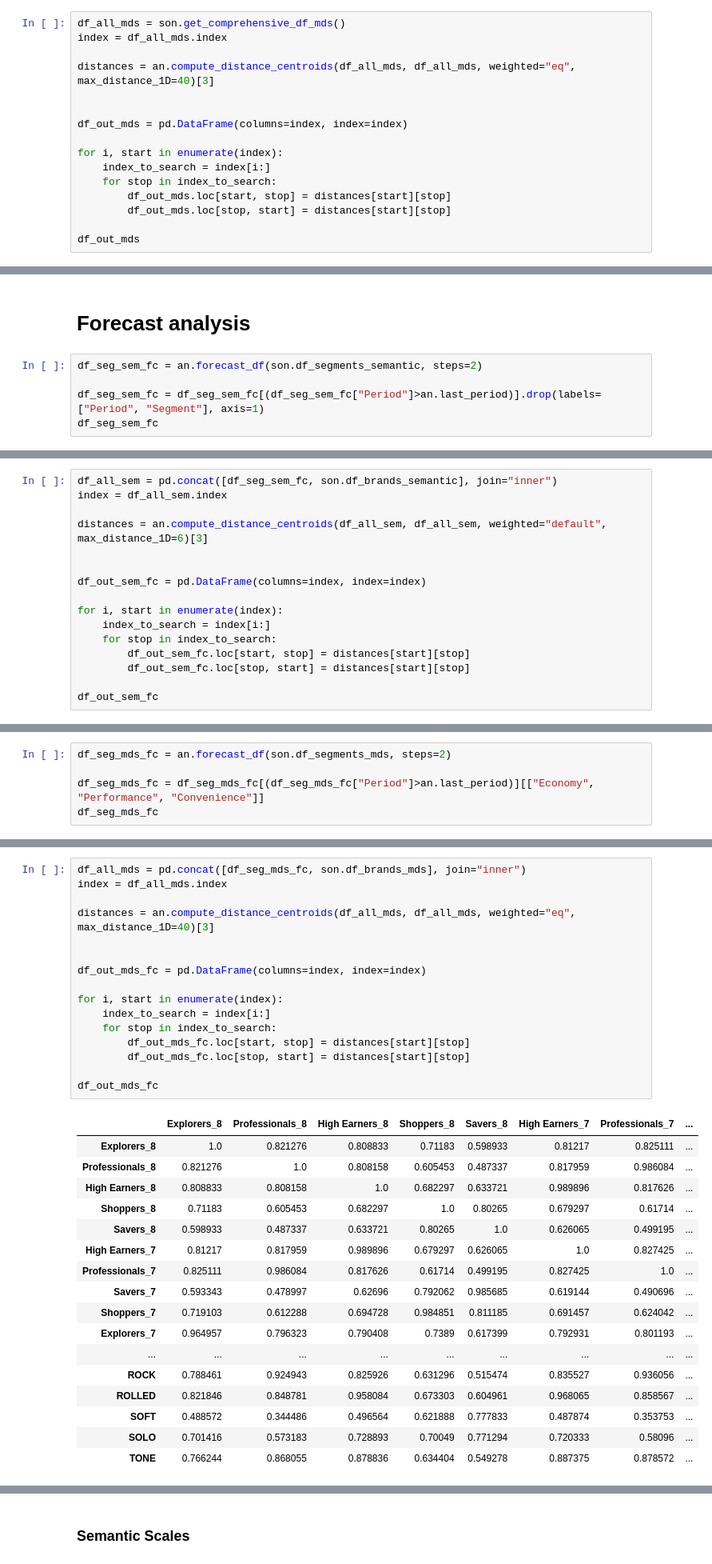
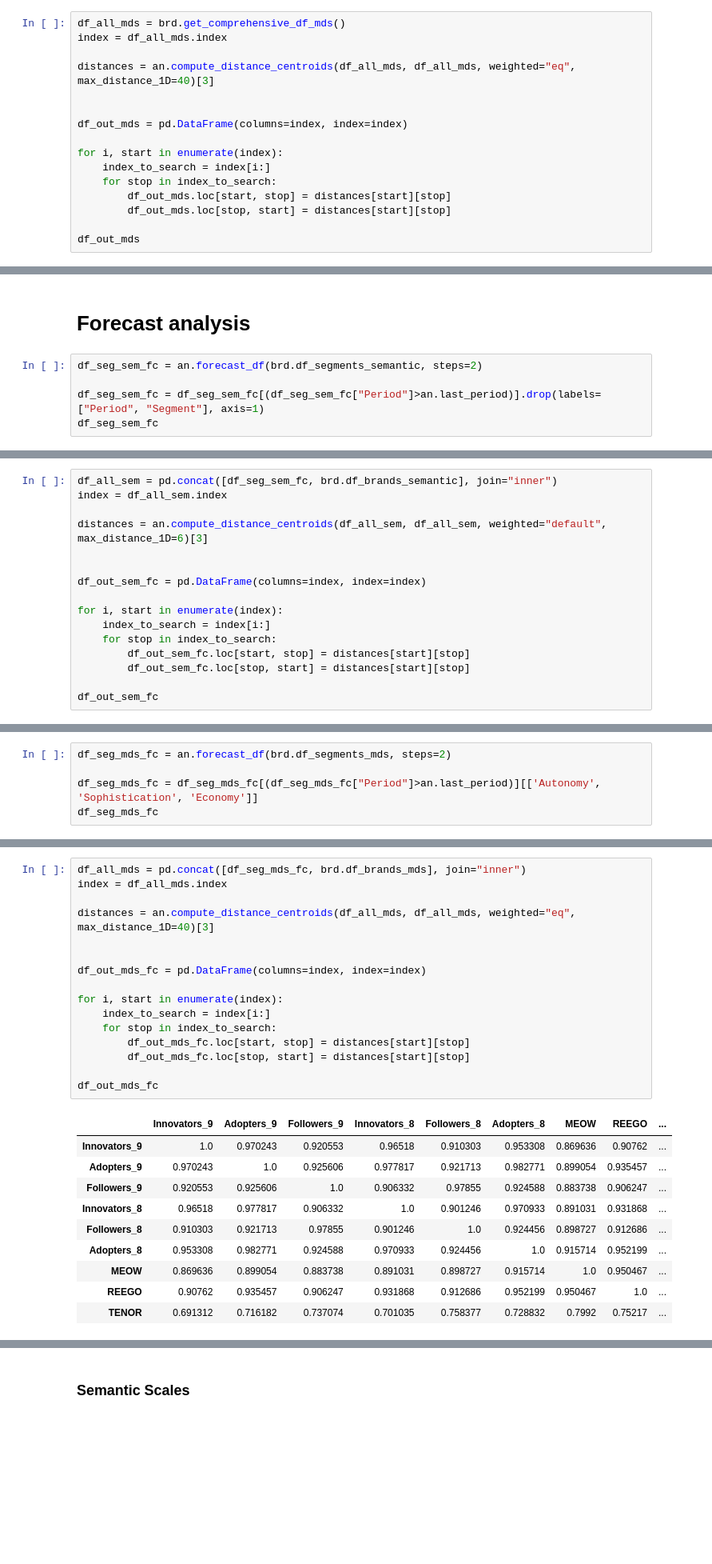
Before and after one commit to FedericoCortesi/Markstrat, a Jupyter notebook: main_vodites.ipynb, the cells around one changed output, grey strips where cells are left out. Shown at 80% size. Saved outputs shown, nothing was run; the diff lists cells and outputs as text; blank space fills up the shorter version.

```diff
--- a/main_vodites.ipynb
+++ b/main_vodites.ipynb
@@ -207,7 +241,7 @@ Distance:        0.7236395771219524
 # %% [markdown]
 #### Distances between all points
 # %%
-df_all_mds = son.get_comprehensive_df_mds()
+df_all_mds = brd.get_comprehensive_df_mds()
 index = df_all_mds.index
 
 distances = an.compute_distance_centroids(df_all_mds, df_all_mds, weighted="eq", max_distance_1D=40)[3]
@@ -241,7 +267,7 @@ df_out_mds
 # %% [markdown]
 # Forecast analysis
 # %%
-df_seg_sem_fc = an.forecast_df(son.df_segments_semantic, steps=2)
+df_seg_sem_fc = an.forecast_df(brd.df_segments_semantic, steps=2)
 
 df_seg_sem_fc = df_seg_sem_fc[(df_seg_sem_fc["Period"]>an.last_period)].drop(labels=["Period", "Segment"], axis=1)
 df_seg_sem_fc
@@ -260,5 +282,5 @@ df_seg_sem_fc
 # %%
-df_all_sem = pd.concat([df_seg_sem_fc, son.df_brands_semantic], join="inner")
+df_all_sem = pd.concat([df_seg_sem_fc, brd.df_brands_semantic], join="inner")
 index = df_all_sem.index
 
 distances = an.compute_distance_centroids(df_all_sem, df_all_sem, weighted="default", max_distance_1D=6)[3]
@@ -294,6 +309,6 @@ df_out_sem_fc
 # %%
-df_seg_mds_fc = an.forecast_df(son.df_segments_mds, steps=2)
+df_seg_mds_fc = an.forecast_df(brd.df_segments_mds, steps=2)
 
-df_seg_mds_fc = df_seg_mds_fc[(df_seg_mds_fc["Period"]>an.last_period)][["Economy",	"Performance", "Convenience"]]
+df_seg_mds_fc = df_seg_mds_fc[(df_seg_mds_fc["Period"]>an.last_period)][['Autonomy', 'Sophistication', 'Economy']]
 df_seg_mds_fc
 # %% [output]
@@ -325,35 +330,28 @@ son.df_brands_mds
 # %%
-df_all_mds = pd.concat([df_seg_mds_fc, son.df_brands_mds], join="inner")
+df_all_mds = pd.concat([df_seg_mds_fc, brd.df_brands_mds], join="inner")
 index = df_all_mds.index
 
 distances = an.compute_distance_centroids(df_all_mds, df_all_mds, weighted="eq", max_distance_1D=40)[3]
 
 
 df_out_mds_fc = pd.DataFrame(columns=index, index=index)
 
 for i, start in enumerate(index):
     index_to_search = index[i:]
     for stop in index_to_search:
         df_out_mds_fc.loc[start, stop] = distances[start][stop]
         df_out_mds_fc.loc[stop, start] = distances[start][stop]
 
 df_out_mds_fc
 # %% [output]
-|  | Explorers_8 | Professionals_8 | High Earners_8 | Shoppers_8 | Savers_8 | High Earners_7 | Professionals_7 | ... |
-| Explorers_8 | 1.0 | 0.821276 | 0.808833 | 0.71183 | 0.598933 | 0.81217 | 0.825111 | ... |
-| Professionals_8 | 0.821276 | 1.0 | 0.808158 | 0.605453 | 0.487337 | 0.817959 | 0.986084 | ... |
-| High Earners_8 | 0.808833 | 0.808158 | 1.0 | 0.682297 | 0.633721 | 0.989896 | 0.817626 | ... |
-| Shoppers_8 | 0.71183 | 0.605453 | 0.682297 | 1.0 | 0.80265 | 0.679297 | 0.61714 | ... |
-| Savers_8 | 0.598933 | 0.487337 | 0.633721 | 0.80265 | 1.0 | 0.626065 | 0.499195 | ... |
-| High Earners_7 | 0.81217 | 0.817959 | 0.989896 | 0.679297 | 0.626065 | 1.0 | 0.827425 | ... |
-| Professionals_7 | 0.825111 | 0.986084 | 0.817626 | 0.61714 | 0.499195 | 0.827425 | 1.0 | ... |
-| Savers_7 | 0.593343 | 0.478997 | 0.62696 | 0.792062 | 0.985685 | 0.619144 | 0.490696 | ... |
-| Shoppers_7 | 0.719103 | 0.612288 | 0.694728 | 0.984851 | 0.811185 | 0.691457 | 0.624042 | ... |
-| Explorers_7 | 0.964957 | 0.796323 | 0.790408 | 0.7389 | 0.617399 | 0.792931 | 0.801193 | ... |
-| ... | ... | ... | ... | ... | ... | ... | ... | ... |
-| ROCK | 0.788461 | 0.924943 | 0.825926 | 0.631296 | 0.515474 | 0.835527 | 0.936056 | ... |
-| ROLLED | 0.821846 | 0.848781 | 0.958084 | 0.673303 | 0.604961 | 0.968065 | 0.858567 | ... |
-| SOFT | 0.488572 | 0.344486 | 0.496564 | 0.621888 | 0.777833 | 0.487874 | 0.353753 | ... |
-| SOLO | 0.701416 | 0.573183 | 0.728893 | 0.70049 | 0.771294 | 0.720333 | 0.58096 | ... |
-| TONE | 0.766244 | 0.868055 | 0.878836 | 0.634404 | 0.549278 | 0.887375 | 0.878572 | ... |
+|  | Innovators_9 | Adopters_9 | Followers_9 | Innovators_8 | Followers_8 | Adopters_8 | MEOW | REEGO | ... |
+| Innovators_9 | 1.0 | 0.970243 | 0.920553 | 0.96518 | 0.910303 | 0.953308 | 0.869636 | 0.90762 | ... |
+| Adopters_9 | 0.970243 | 1.0 | 0.925606 | 0.977817 | 0.921713 | 0.982771 | 0.899054 | 0.935457 | ... |
+| Followers_9 | 0.920553 | 0.925606 | 1.0 | 0.906332 | 0.97855 | 0.924588 | 0.883738 | 0.906247 | ... |
+| Innovators_8 | 0.96518 | 0.977817 | 0.906332 | 1.0 | 0.901246 | 0.970933 | 0.891031 | 0.931868 | ... |
+| Followers_8 | 0.910303 | 0.921713 | 0.97855 | 0.901246 | 1.0 | 0.924456 | 0.898727 | 0.912686 | ... |
+| Adopters_8 | 0.953308 | 0.982771 | 0.924588 | 0.970933 | 0.924456 | 1.0 | 0.915714 | 0.952199 | ... |
+| MEOW | 0.869636 | 0.899054 | 0.883738 | 0.891031 | 0.898727 | 0.915714 | 1.0 | 0.950467 | ... |
+| REEGO | 0.90762 | 0.935457 | 0.906247 | 0.931868 | 0.912686 | 0.952199 | 0.950467 | 1.0 | ... |
+| TENOR | 0.691312 | 0.716182 | 0.737074 | 0.701035 | 0.758377 | 0.728832 | 0.7992 | 0.75217 | ... |
 # %% [markdown]
```
Also changed, not shown: parts of 40 cells of this notebook, 5 other files.
